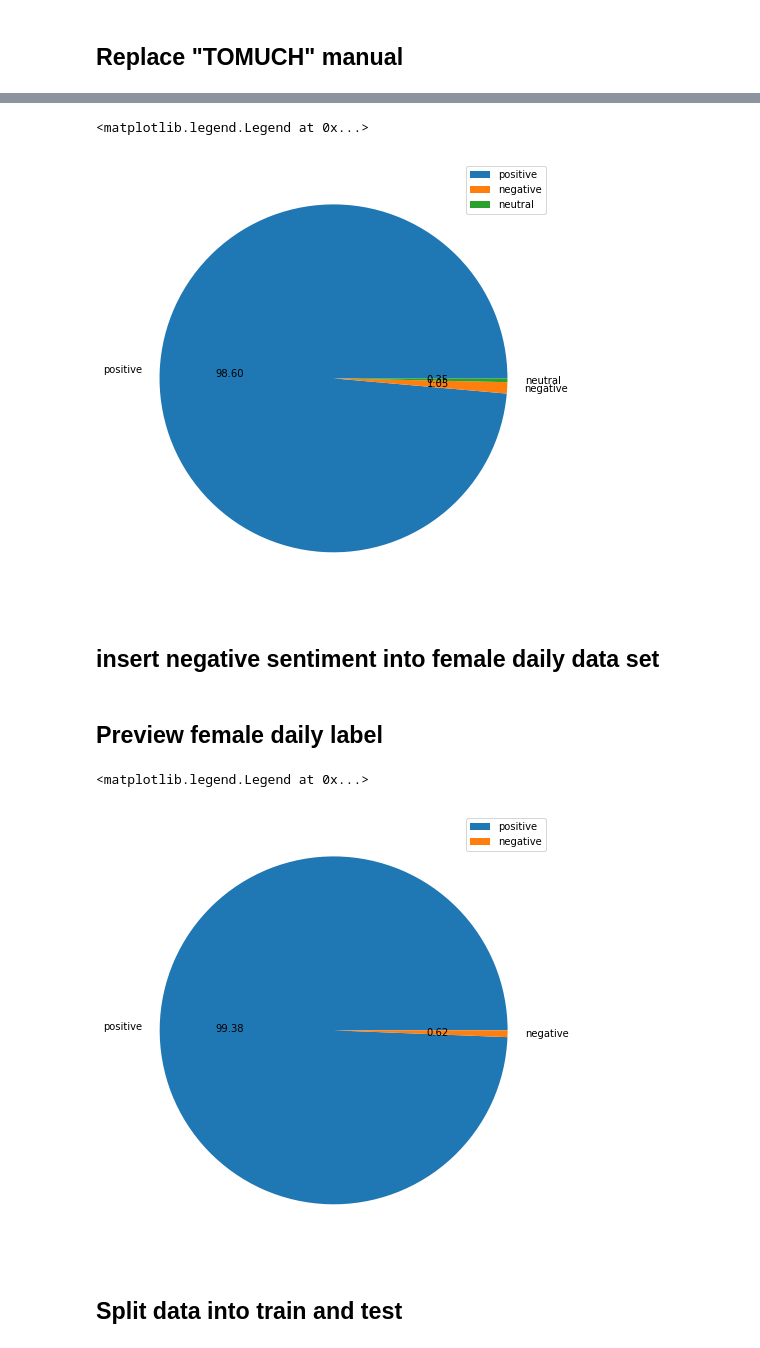
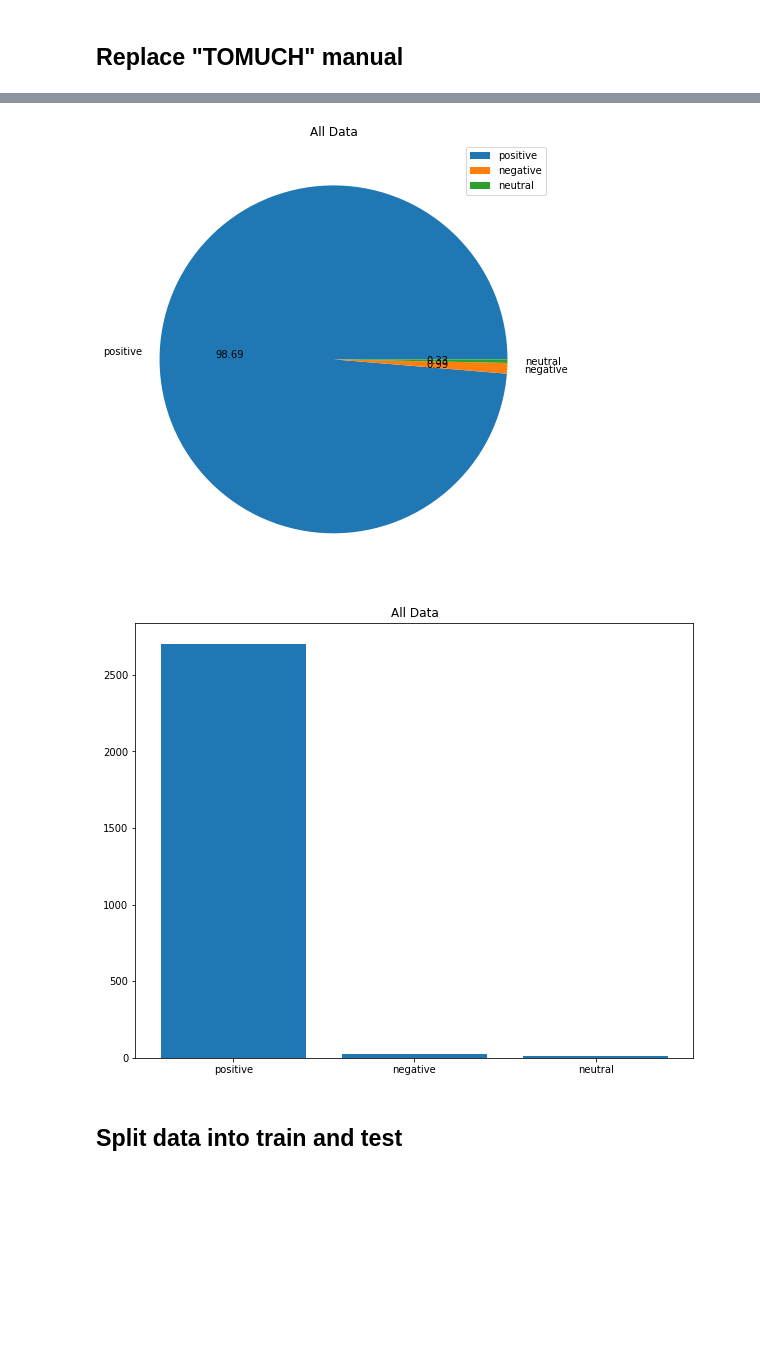
Before and after one commit to mendoanjoe/sentiment-analysis, a Jupyter notebook: Sentiment.ipynb, the cells around one changed output, grey strips where cells are left out. Saved outputs shown, nothing was run; the diff lists cells and outputs as text; code cells hidden in the pictures; blank space fills up the shorter version.

```diff
--- a/Sentiment.ipynb
+++ b/Sentiment.ipynb
@@ -446,4 +382,3 @@ data_femaleDaily = data_femaleDaily[['Pre #5', 'Pre Label #6', 'Pre Score #7']]
 # %%
 # rename column
-data_sociolla.rename(columns = {'Pre #5':'text', 'Pre Label #6':'sentiment', 'Pre Score #7':'score'}, inplace = True)
-data_femaleDaily.rename(columns = {'Pre #5':'text', 'Pre Label #6':'sentiment', 'Pre Score #7':'score'}, inplace = True)
+data_labelling.rename(columns = {'Pre #5':'text', 'Pre Label #6':'sentiment', 'Pre Score #7':'score'}, inplace = True)
@@ -451,7 +397,7 @@ data_femaleDaily.rename(columns = {'Pre #5':'text', 'Pre Label #6':'sentiment',
 ## Replace "TOMUCH" manual
 # %%
 # replace TOMUCH manual
-data_sociolla.loc[1252,"score"]= 0.9973069429
-data_sociolla.loc[1252,"sentiment"]= "positive"
-data_sociolla.loc[1941,"score"]= 0.9973069429
-data_sociolla.loc[1941,"sentiment"]= "positive"
+data_labelling.loc[1252,"score"]= 0.9973069429
+data_labelling.loc[1252,"sentiment"]= "positive"
+data_labelling.loc[1941,"score"]= 0.9973069429
+data_labelling.loc[1941,"sentiment"]= "positive"
@@ -460,11 +406,9 @@ data_sociolla.loc[1941,"sentiment"]= "positive"
 # %%
-%matplotlib inline
-tb_count = data_sociolla['sentiment'].value_counts()
-plt.figure(figsize=(10, 8))
-plt.pie(tb_count.values, labels=tb_count.index, autopct='%.2f')
-plt.legend()
+def makeChart(data, title):
+  tb_count = data.value_counts()
+  plt.figure(figsize=(10, 8))
+  plt.pie(tb_count.values, labels=tb_count.index, autopct='%.2f')
+  plt.title(title)
+  plt.legend()
+  plt.savefig("%s-.png"%title)
+  plt.show()
-# %% [output]
-<matplotlib.legend.Legend at 0x...>
-[figure, removed]
-# %% [markdown]
-## insert negative sentiment into female daily data set
@@ -475,13 +415,18 @@ plt.legend()
-# %% [markdown]
-## Preview female daily label
 # %%
-%matplotlib inline
-tb_count = data_femaleDaily['sentiment'].value_counts()
-plt.figure(figsize=(10, 8))
-plt.pie(tb_count.values, labels=tb_count.index, autopct='%.2f')
-plt.legend()
+def makeBarChart(data, title):
+  %matplotlib inline
+  tb_count = data.value_counts()
+  plt.figure(figsize=(10, 8))
+  plt.bar(tb_count.index, tb_count.values)
+  plt.title(title)
+  plt.savefig("%s-.png"%title)
+  plt.show()
-# %% [output]
-<matplotlib.legend.Legend at 0x...>
-[figure, removed]
+# %%
+makeChart(data_labelling['sentiment'], 'All Data')
+print('\n')
+makeBarChart(data_labelling['sentiment'], 'All Data')
+# %% [output]
+[figure, added]
+[figure, added]
 # %% [markdown]
 ## Split data into train and test
```
Also changed, not shown: parts of 168 cells of this notebook.
